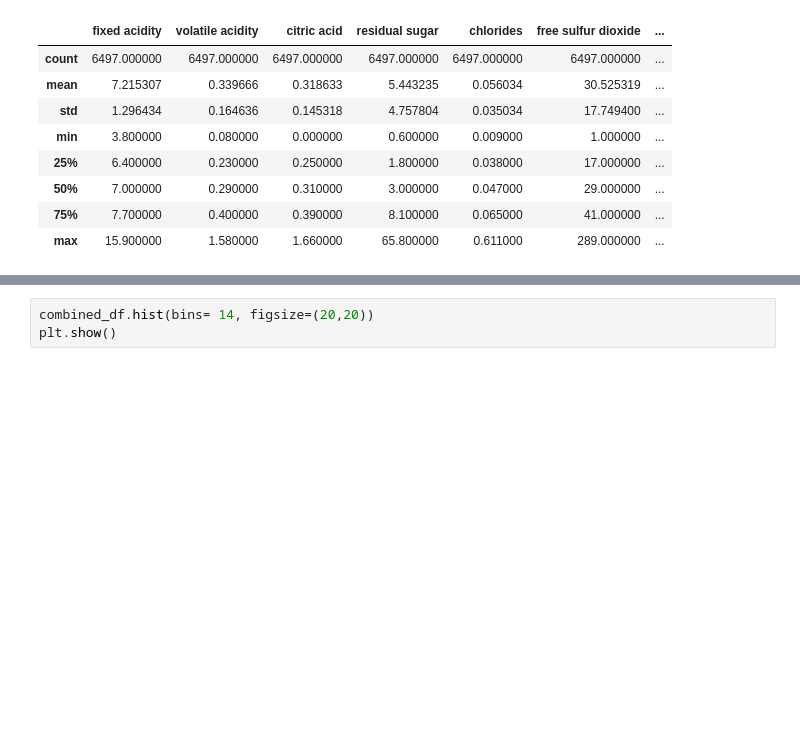
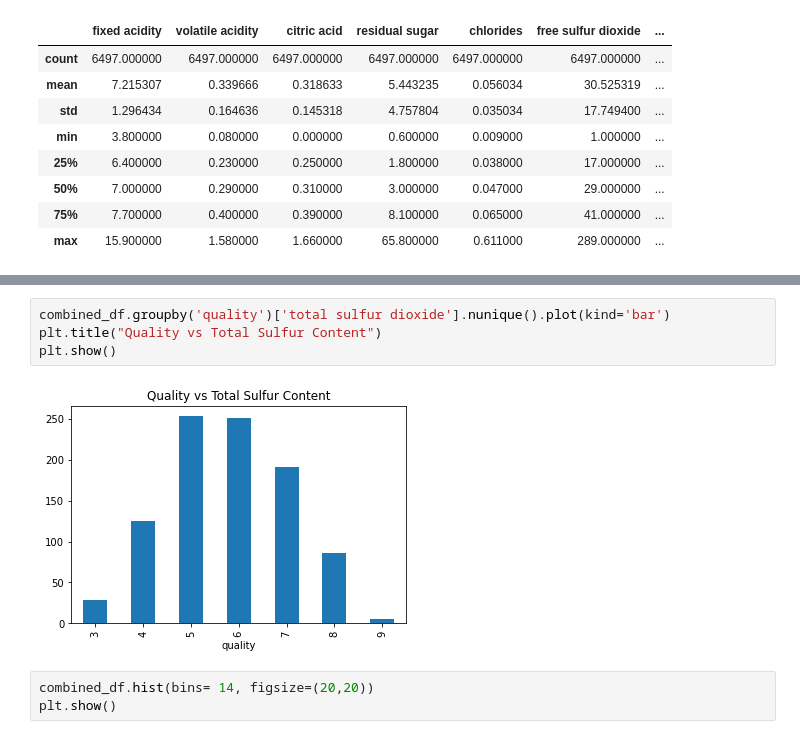
Before and after one commit to schriste6/Final_Project_Team4_Red_vs_White, a Jupyter notebook: ML/wine_quality.ipynb, the cells around one changed output, grey strips where cells are left out. Drawn from its saved outputs; the diff is of its cells as text; blank space fills up the shorter version.

```diff
--- a/ML/wine_quality.ipynb
+++ b/ML/wine_quality.ipynb
@@ -61,3 +77,9 @@ combined_df.describe()
+# %%
+combined_df.groupby('quality')['total sulfur dioxide'].nunique().plot(kind='bar')
+plt.title("Quality vs Total Sulfur Content")
+plt.show()
+# %% [output]
+[figure, added]
 # %%
 combined_df.hist(bins= 14, figsize=(20,20))
 plt.show()
```
Also changed, not shown: parts of 5 cells of this notebook, 1 other file.
